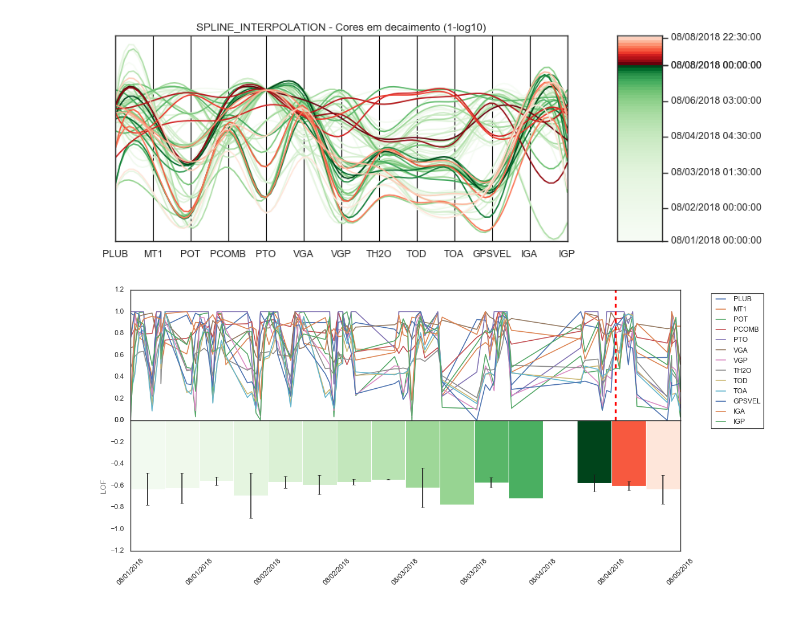
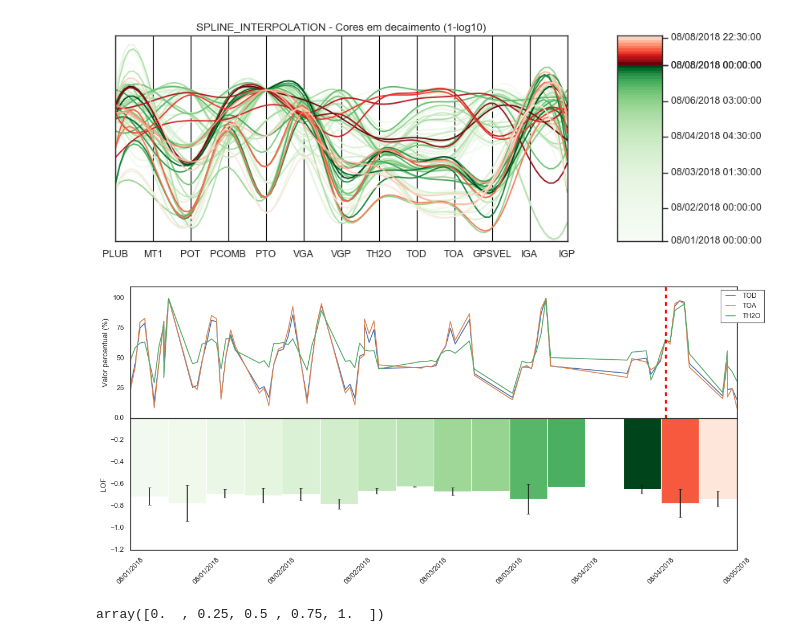
Before and after one commit to fbenghi/visualAnalitics_PCP, a Jupyter notebook: parallelCoordinatesLoco.ipynb, the cells around one changed output. Cells and saved outputs as stored; diff of their text form; code cells hidden in the pictures.

```diff
--- a/parallelCoordinatesLoco.ipynb
+++ b/parallelCoordinatesLoco.ipynb
@@ -290,7 +290,14 @@ def timeSeriePlot(dataframe, linecolor):
 
     # insere linha em X com a data de quando comecou a falha
     ax1.axvline(faultDate, linestyle='--', lw=3, color='red')
-    ax1.set_ylim(0,1.2)
+
+    yticks = numpy.linspace(0, 1, num=5)[1:]
+    ax1.set_yticks(yticks)
+    ax1.set_yticklabels([ "{:0.0f}".format(x*100) for x in yticks])
+
+    ax1.set_ylabel('Valor percentual (%)')
+
+    ax1.set_ylim(0,1.1)
 
 
     # Calculo do fator de
@@ -306,8 +313,7 @@ def timeSeriePlot(dataframe, linecolor):
     barXPosition= numpy.linspace(.5,len(barPlotData.index.values)-.5,len(barPlotData.index.values))
     barColor    = dailySampled["linecolor"].last()
 
-    color = 'tab:grey'
-    ax2.set_ylabel('LOF', color= color)
+    ax2.set_ylabel('LOF')
 
     for i in range(len(barPlotData.values)):
         if not numpy.isnan(barPlotData.values[i]):
@@ -325,7 +331,12 @@ def timeSeriePlot(dataframe, linecolor):
 
     fig.tight_layout()
     plt.show()
-# %%
-timeSeriePlot(resampledDf, logRevColormap)
-# %% [output]
-[figure, removed]
+# %%
+bestRatedSubspace = ["TOD", "TOA", "TH2O"]
+timeSeriePlot(resampledDf[bestRatedSubspace], logRevColormap)
+# %% [output]
+[figure, added]
+# %%
+numpy.linspace(0, 1, num=5)
+# %% [output]
+array([0.  , 0.25, 0.5 , 0.75, 1.  ])
```
